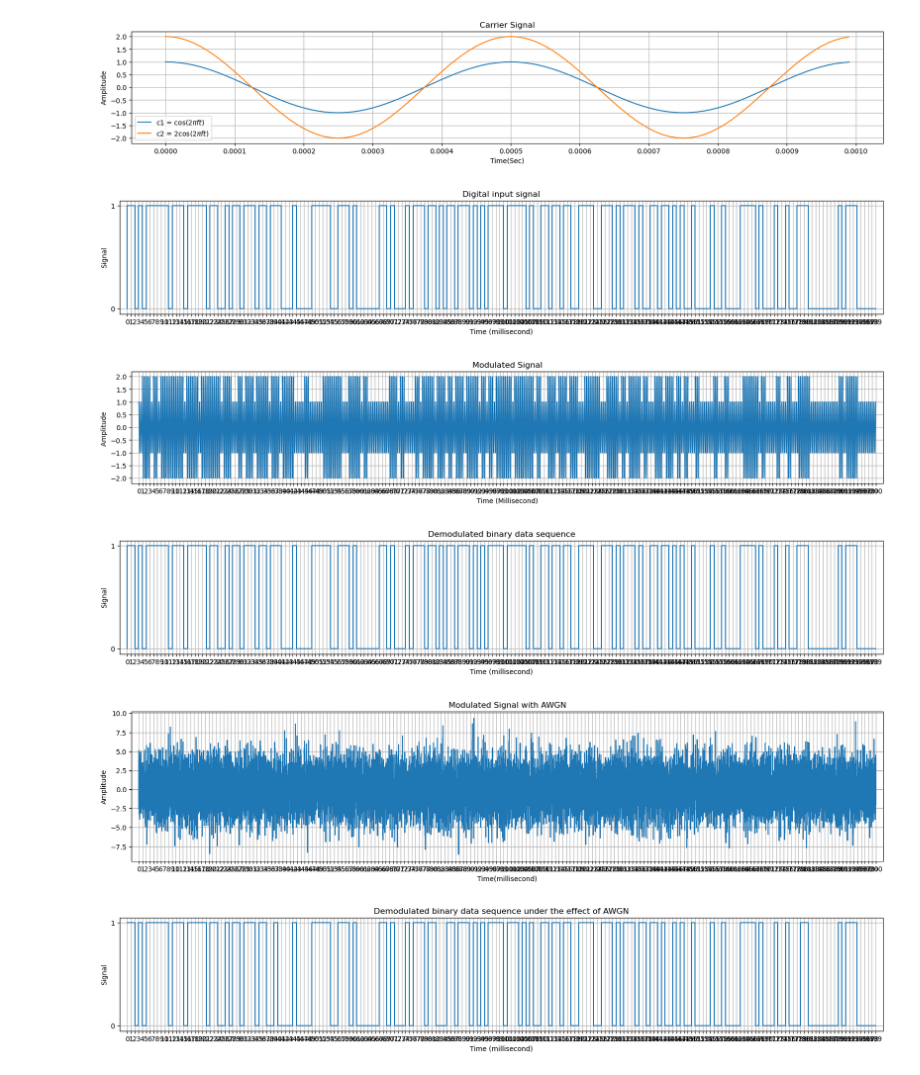
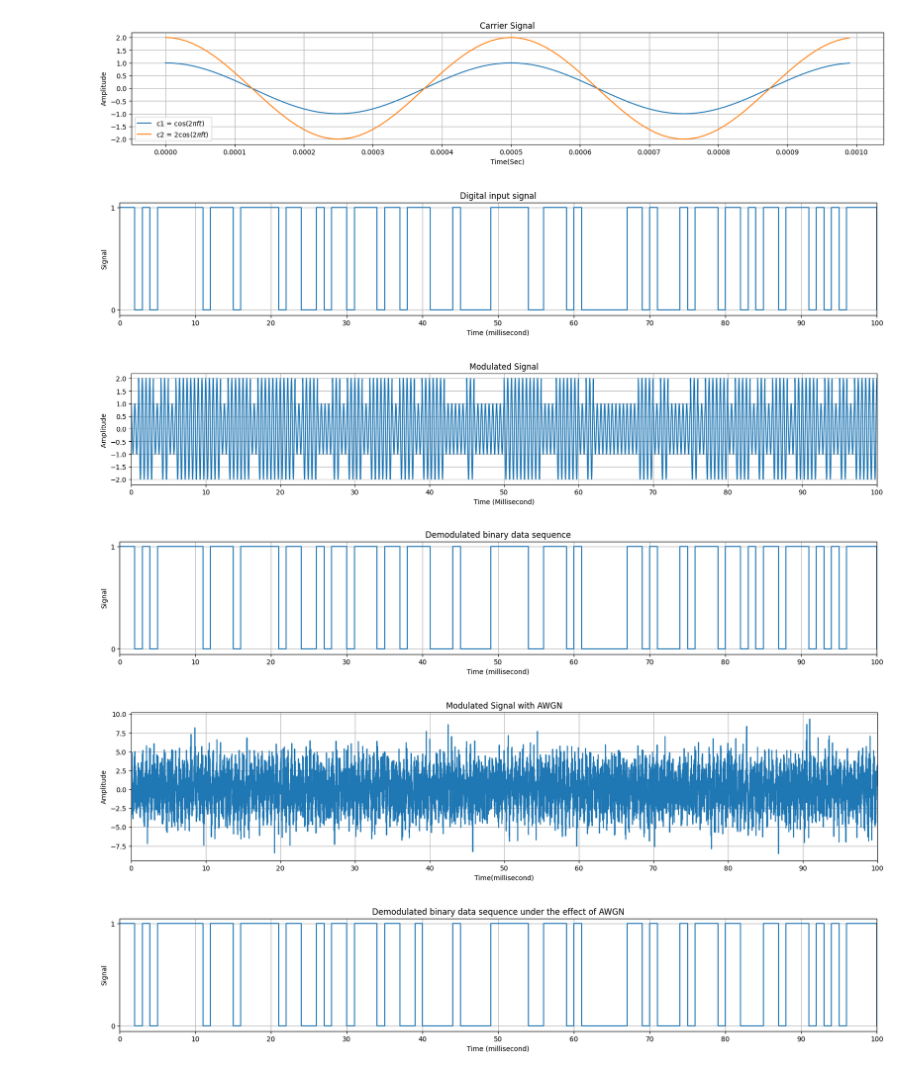
Before and after one commit to lightningdhna/KTTT, a Jupyter notebook: ASK.ipynb, the cells around one changed output. Saved outputs shown, nothing was run; the diff lists cells and outputs as text; code cells hidden in the pictures.

```diff
--- a/ASK.ipynb
+++ b/ASK.ipynb
@@ -46,9 +53,11 @@ for i in range(0,n,1):
         digit =np.append(digit,np.zeros(nb))
 
 ### plot the binary data signal
+
 plt.figure(figsize = (20, 3))
 plt.title('Digital input signal')
-plt.xticks(1000*np.arange(0,Tb*n,Tb))
+plt.xticks(1000*np.arange(0,Tb*n,Tb*10))
+plt.xlim(0,100)
 plt.xlabel('Time (millisecond)')
 plt.ylabel('Signal')
 plt.yticks([0,1])
@@ -57,23 +66,24 @@ plt.grid(True)
 plt.margins(x=0.01, y=0.05)
 plt.show()
 # %% [output]
-[figure, old version]
+[figure, new version]
 # %%
 ### perform ASK modulation
-mod = np.where(digit==0, c1, c2)
+mod = np.where(digit == 0, c1, c2)
 ### plot the ASK modulated signal
 plt.figure(figsize=(20,3))
-plt.plot(1000*t,mod)
+plt.plot(1000 * t, mod)
 plt.xlabel('Time (Millisecond)')
 plt.ylabel('Amplitude ')
-plt.xticks(1000*np.arange(0,Tb*n+Tb,Tb))
+plt.xticks(1000*np.arange(0,Tb*n+Tb,Tb*10))
+plt.xlim(0,100)
 plt.yticks(np.arange(-2,2.5,0.5))
 plt.grid(True)
 plt.title('Modulated Signal')
 plt.margins(x=0.01, y=0.05)
 plt.show()
 # %% [output]
-[figure, old version]
+[figure, new version]
 # %%
 # demodulate the signal function
 def demodulate(mod):
@@ -96,7 +107,8 @@ demod = demodulate(mod)
 # plot the demodulated binary data sequence
 plt.figure(figsize = (20, 3))
 plt.title('Demodulated binary data sequence')
-plt.xticks(1000*np.arange(0,Tb*n,Tb))
+plt.xticks(1000*np.arange(0,Tb*n,Tb*10))
+plt.xlim(0,100)
 plt.xlabel('Time (millisecond)')
 plt.ylabel('Signal')
 plt.yticks([0,1])
@@ -104,26 +116,28 @@ plt.step(1000*np.arange(0,Tb*n,Tb), demod)
 plt.margins(x=0.01, y=0.05)
 plt.grid(True)
 # %% [output]
-[figure, old version]
+[figure, new version]
 # %%
 N0 = 8
 std = np.sqrt(N0/2)
 
 #ASK Modulation with AWGN
-awgn_mod = mod + np.random.normal(0, std, len(mod))
+Gaussian_noise = np.random.normal(0, std, len(mod))
+awgn_mod = mod + Gaussian_noise
 
 # plot the modulated signal with AWGN
 plt.figure(figsize=(20,4))
 plt.plot(1000*t,awgn_mod)
 plt.xlabel('Time(millisecond)')
 plt.ylabel('Amplitude')
-plt.xticks(1000*np.arange(0,Tb*n+Tb,Tb))
+plt.xticks(1000*np.arange(0,Tb*n+Tb,Tb*10))
+plt.xlim(0,100)
 plt.grid(True)
 plt.title('Modulated Signal with AWGN')
 plt.margins(x=0.01, y=0.05)
 plt.show()
 # %% [output]
-[figure, old version]
+[figure, new version]
 # %%
 # demodulate the signal with AWGN
 awgn_demod = demodulate(awgn_mod)
@@ -131,7 +145,8 @@ awgn_demod = demodulate(awgn_mod)
 # plot the demodulated binary data sequence with effect of AWGN
 plt.figure(figsize = (20, 3))
 plt.title('Demodulated binary data sequence under the effect of AWGN')
-plt.xticks(1000*np.arange(0,Tb*n,Tb))
+plt.xticks(1000*np.arange(0,Tb*n,Tb*10))
+plt.xlim(0,100)
 plt.xlabel('Time (millisecond)')
 plt.ylabel('Signal')
 plt.yticks([0,1])
@@ -140,7 +155,7 @@ plt.grid(True)
 plt.margins(x=0.01, y=0.05)
 plt.show()
 # %% [output]
-[figure, old version]
+[figure, new version]
 # %%
 #Numerically compute the error probability
 Pb = np.count_nonzero(awgn_demod - x)/len(x)
```
Also changed, not shown: parts of 7 cells of this notebook, 2 other files.
